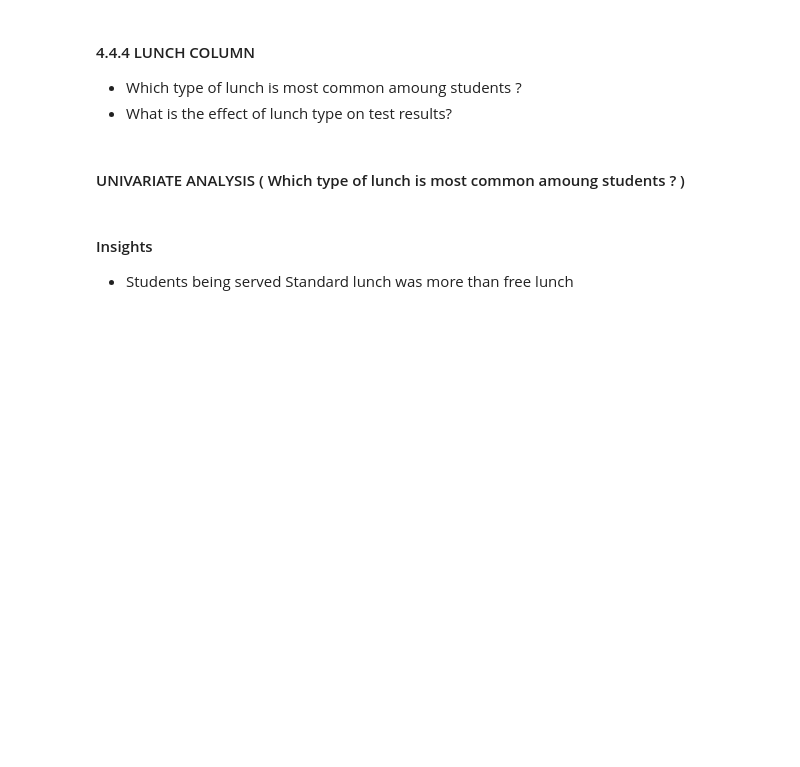
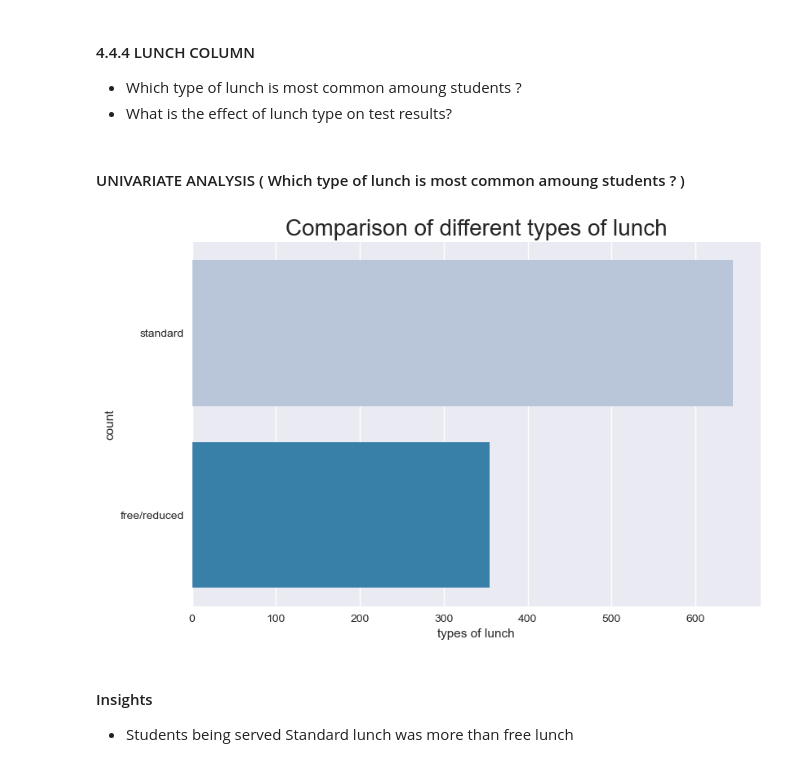
Before and after one commit to Abhiprameesh/mle-project, a Jupyter notebook: notebook/1 . EDA STUDENT PERFORMANCE .ipynb, the cells around one changed output. Saved outputs shown, nothing was run; the diff lists cells and outputs as text; code cells hidden in the pictures; blank space fills up the shorter version.

```diff
--- a/notebook/1 . EDA STUDENT PERFORMANCE .ipynb
+++ b/notebook/1 . EDA STUDENT PERFORMANCE .ipynb
@@ -546,12 +548,14 @@ plt.show()
 #### UNIVARIATE ANALYSIS ( Which type of lunch is most common amoung students ? )
 # %%
 plt.rcParams['figure.figsize'] = (15, 9)
-plt.style.use('seaborn-talk')
+plt.style.use('seaborn-v0_8')
 sns.countplot(df['lunch'], palette = 'PuBu')
 plt.title('Comparison of different types of lunch', fontweight = 30, fontsize = 20)
 plt.xlabel('types of lunch')
 plt.ylabel('count')
 plt.show()
+# %% [output]
+[figure, added]
 # %% [markdown]
 #### Insights
 - Students being served Standard lunch was more than free lunch
```
Also changed, not shown: parts of 1 cell of this notebook.
